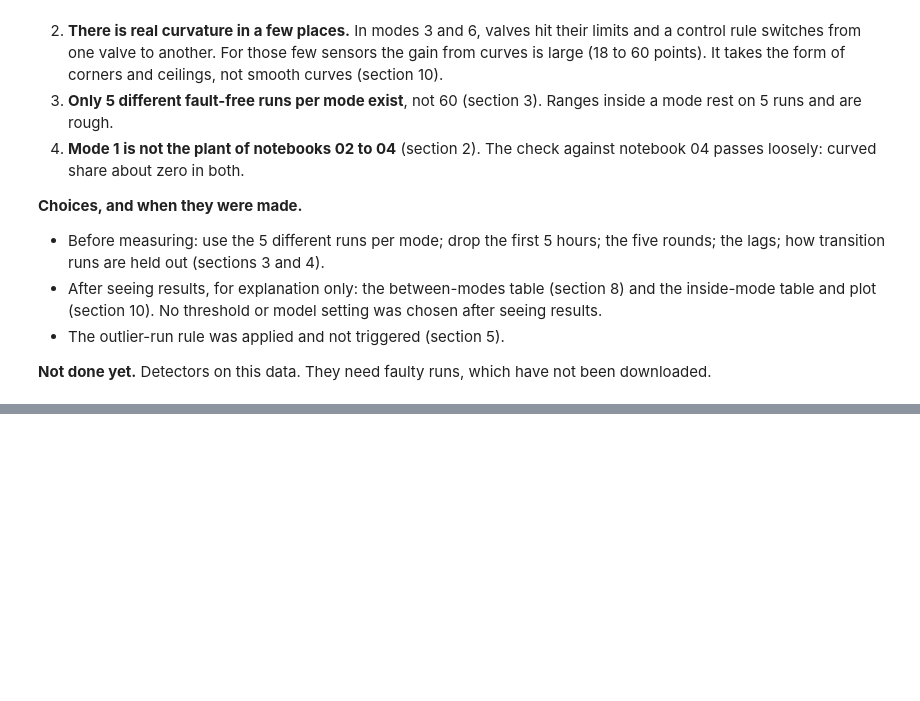
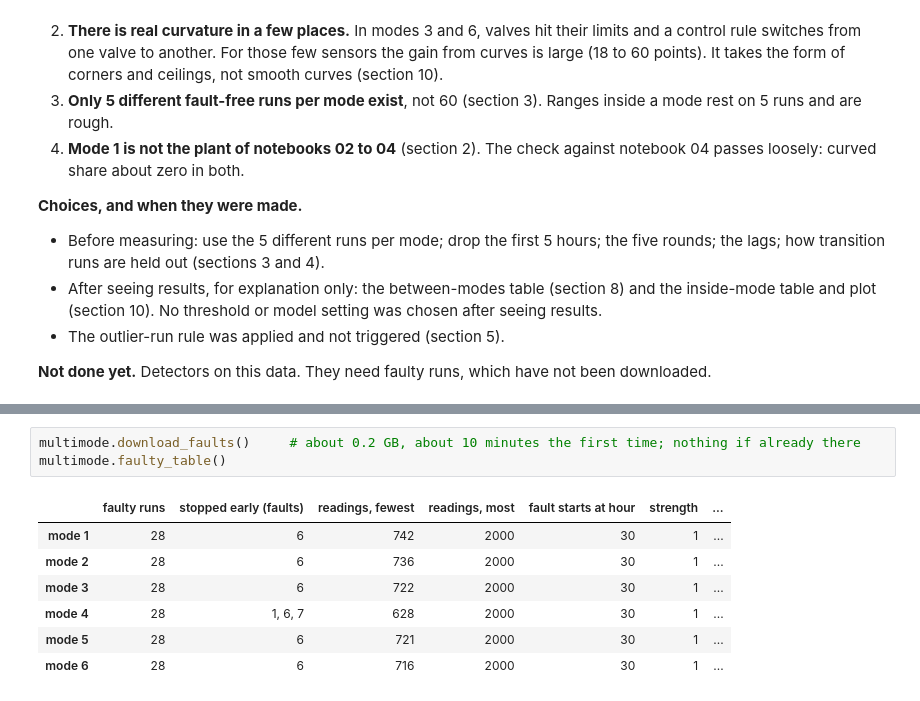
Before and after one commit to NeerajGit16/deep-learning-in-anomaly-detection, a Jupyter notebook: anomaly_lab/06_multimode_tep.ipynb, the cells around one changed output, grey strips where cells are left out. Saved outputs shown, nothing was run; the diff lists cells and outputs as text; blank space fills up the shorter version.

```diff
--- a/anomaly_lab/06_multimode_tep.ipynb
+++ b/anomaly_lab/06_multimode_tep.ipynb
@@ -331,0 +338,11 @@ So where curvature does appear in this plant, it is in modes 3 and 6, where the
+# %%
+multimode.download_faults()     # about 0.2 GB, about 10 minutes the first time; nothing if already there
+multimode.faulty_table()
+# %% [output]
+|  | faulty runs | stopped early (faults) | readings, fewest | readings, most | fault starts at hour | strength | ... |
+| mode 1 | 28 | 6 | 742 | 2000 | 30 | 1 | ... |
+| mode 2 | 28 | 6 | 736 | 2000 | 30 | 1 | ... |
+| mode 3 | 28 | 6 | 722 | 2000 | 30 | 1 | ... |
+| mode 4 | 28 | 1, 6, 7 | 628 | 2000 | 30 | 1 | ... |
+| mode 5 | 28 | 6 | 721 | 2000 | 30 | 1 | ... |
+| mode 6 | 28 | 6 | 716 | 2000 | 30 | 1 | ... |
```
Also changed, not shown: parts of 4 cells of this notebook, 3 other files.
